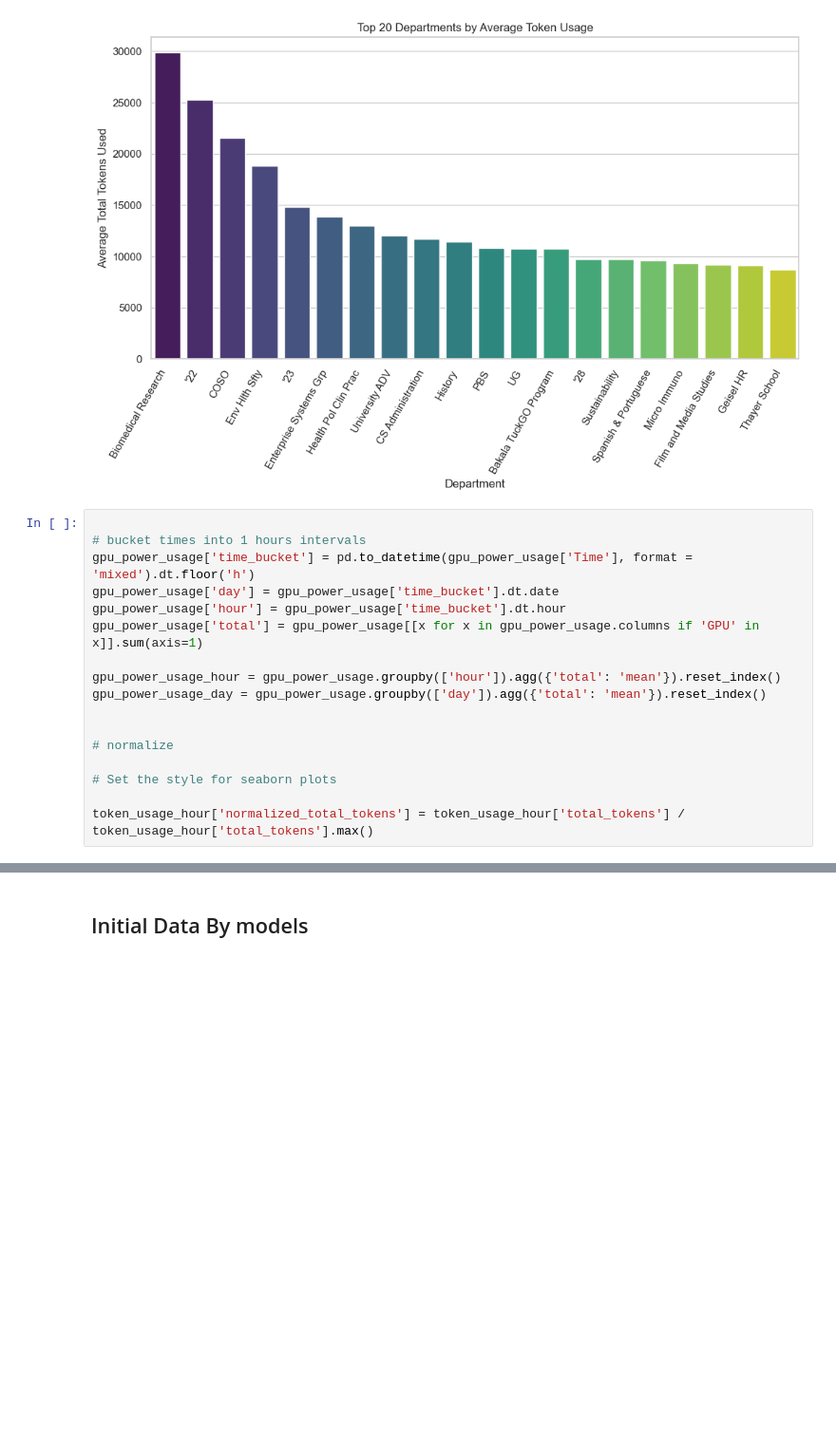
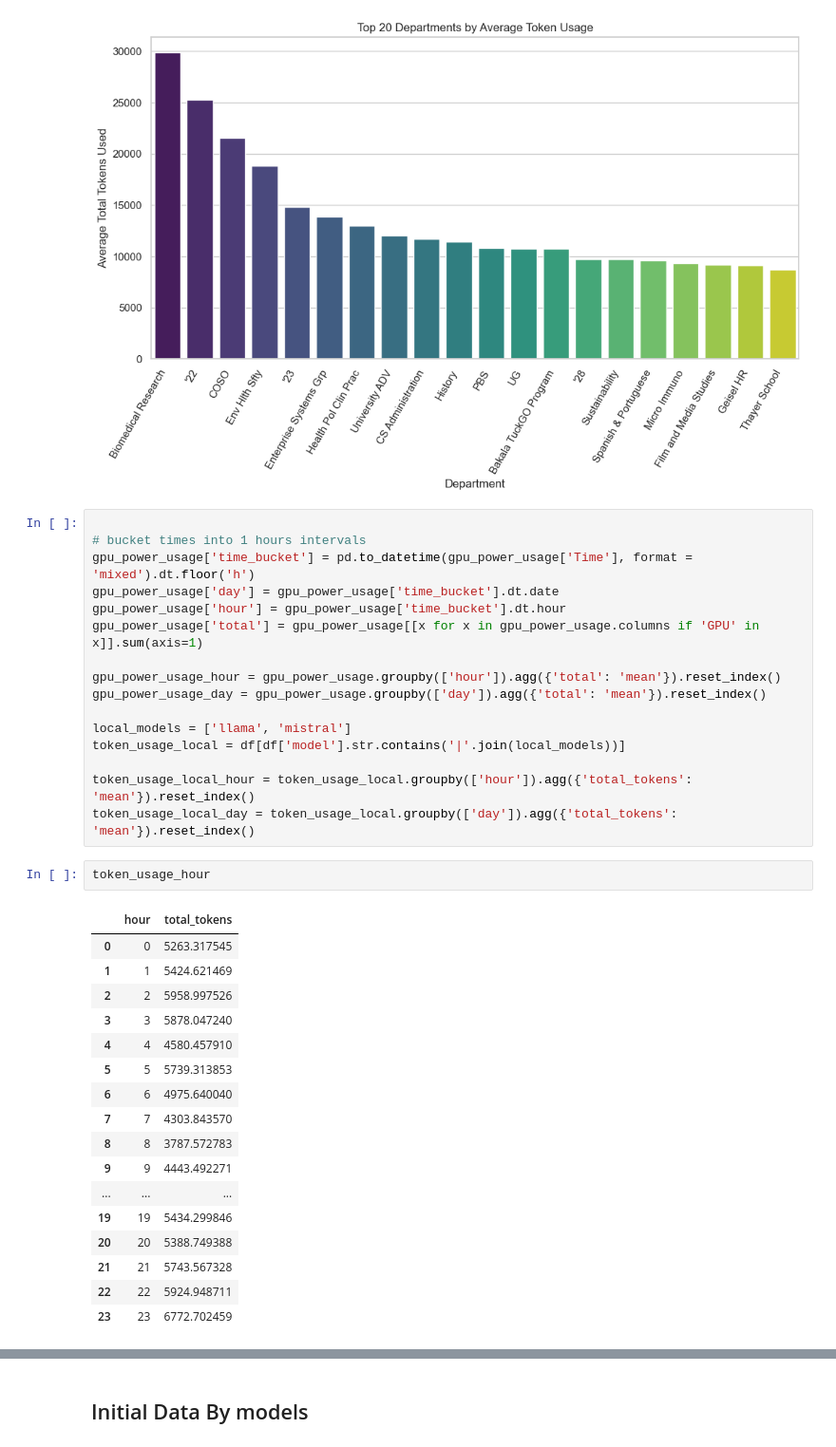
Before and after one commit to xerader/energy-and-ai, a Jupyter notebook: Data Analysis.ipynb, the cells around one changed output, grey strips where cells are left out. Shown at 95% size. Cells and saved outputs as stored; diff of their text form; blank space fills up the shorter version.

```diff
--- a/data/Data Analysis.ipynb
+++ b/Data Analysis.ipynb
@@ -159,12 +161,31 @@ gpu_power_usage['total'] = gpu_power_usage[[x for x in gpu_power_usage.columns i
 gpu_power_usage_hour = gpu_power_usage.groupby(['hour']).agg({'total': 'mean'}).reset_index()
 gpu_power_usage_day = gpu_power_usage.groupby(['day']).agg({'total': 'mean'}).reset_index()
 
+local_models = ['llama', 'mistral']
+token_usage_local = df[df['model'].str.contains('|'.join(local_models))]
 
-# normalize
-
-# Set the style for seaborn plots
-
-token_usage_hour['normalized_total_tokens'] = token_usage_hour['total_tokens'] / token_usage_hour['total_tokens'].max()
+token_usage_local_hour = token_usage_local.groupby(['hour']).agg({'total_tokens': 'mean'}).reset_index()
+token_usage_local_day = token_usage_local.groupby(['day']).agg({'total_tokens': 'mean'}).reset_index()
+# %%
+token_usage_hour
+# %% [output]
+|  | hour | total_tokens |
+| 0 | 0 | 5263.317545 |
+| 1 | 1 | 5424.621469 |
+| 2 | 2 | 5958.997526 |
+| 3 | 3 | 5878.047240 |
+| 4 | 4 | 4580.457910 |
+| 5 | 5 | 5739.313853 |
+| 6 | 6 | 4975.640040 |
+| 7 | 7 | 4303.843570 |
+| 8 | 8 | 3787.572783 |
+| 9 | 9 | 4443.492271 |
+| ... | ... | ... |
+| 19 | 19 | 5434.299846 |
+| 20 | 20 | 5388.749388 |
+| 21 | 21 | 5743.567328 |
+| 22 | 22 | 5924.948711 |
+| 23 | 23 | 6772.702459 |
 # %%
 # Create figure and primary axis
 fig, ax1 = plt.subplots(figsize=(12, 6))
```
Also changed, not shown: parts of 10 cells of this notebook, 1 other file.
